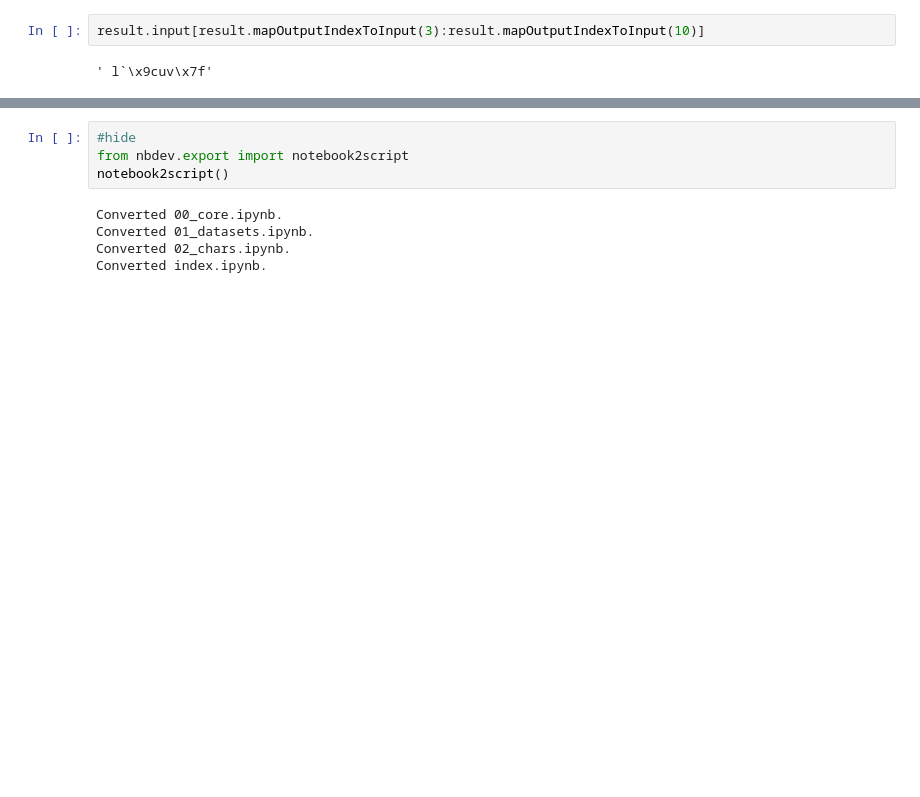
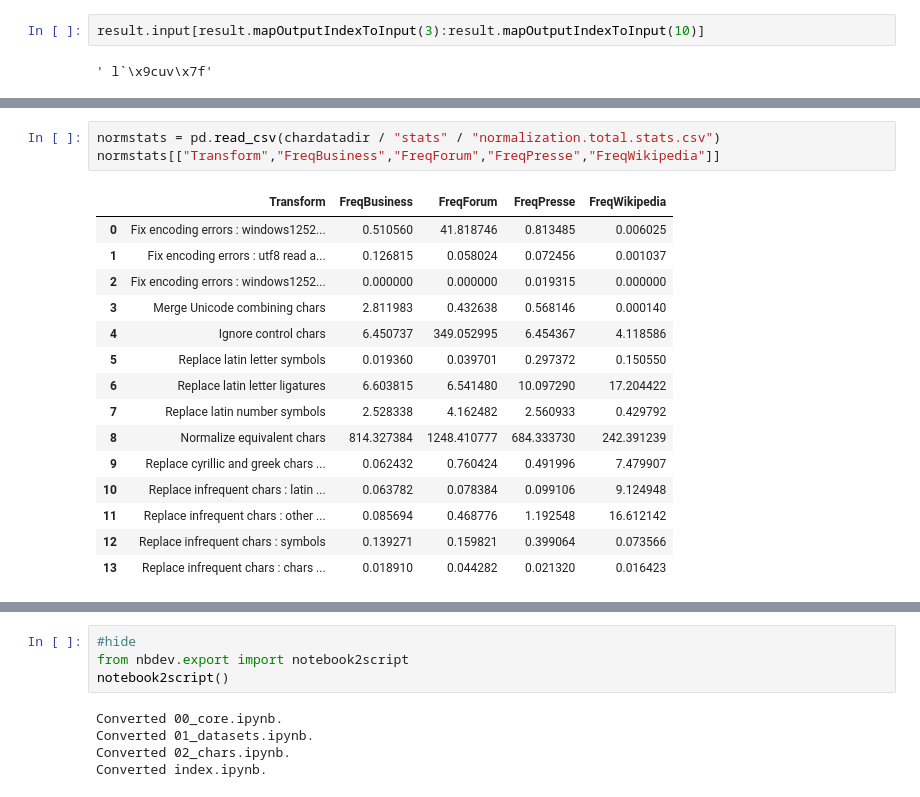
Before and after one commit to laurentprudhon/frenchtext, a Jupyter notebook: 02_chars.ipynb, the cells around one changed output, grey strips where cells are left out. Drawn from its saved outputs; the diff is of its cells as text; blank space fills up the shorter version.

```diff
--- a/02_chars.ipynb
+++ b/02_chars.ipynb
@@ -1185,0 +1241,19 @@ result.input[result.mapOutputIndexToInput(3):result.mapOutputIndexToInput(10)]
+# %%
+normstats = pd.read_csv(chardatadir / "stats" / "normalization.total.stats.csv")
+normstats[["Transform","FreqBusiness","FreqForum","FreqPresse","FreqWikipedia"]]
+# %% [output]
+|  | Transform | FreqBusiness | FreqForum | FreqPresse | FreqWikipedia |
+| 0 | Fix encoding errors : windows1252... | 0.510560 | 41.818746 | 0.813485 | 0.006025 |
+| 1 | Fix encoding errors : utf8 read a... | 0.126815 | 0.058024 | 0.072456 | 0.001037 |
+| 2 | Fix encoding errors : windows1252... | 0.000000 | 0.000000 | 0.019315 | 0.000000 |
+| 3 | Merge Unicode combining chars | 2.811983 | 0.432638 | 0.568146 | 0.000140 |
+| 4 | Ignore control chars | 6.450737 | 349.052995 | 6.454367 | 4.118586 |
+| 5 | Replace latin letter symbols | 0.019360 | 0.039701 | 0.297372 | 0.150550 |
+| 6 | Replace latin letter ligatures | 6.603815 | 6.541480 | 10.097290 | 17.204422 |
+| 7 | Replace latin number symbols | 2.528338 | 4.162482 | 2.560933 | 0.429792 |
+| 8 | Normalize equivalent chars | 814.327384 | 1248.410777 | 684.333730 | 242.391239 |
+| 9 | Replace cyrillic and greek chars ... | 0.062432 | 0.760424 | 0.491996 | 7.479907 |
+| 10 | Replace infrequent chars : latin ... | 0.063782 | 0.078384 | 0.099106 | 9.124948 |
+| 11 | Replace infrequent chars : other ... | 0.085694 | 0.468776 | 1.192548 | 16.612142 |
+| 12 | Replace infrequent chars : symbols | 0.139271 | 0.159821 | 0.399064 | 0.073566 |
+| 13 | Replace infrequent chars : chars ... | 0.018910 | 0.044282 | 0.021320 | 0.016423 |
```
Also changed, not shown: parts of 19 cells of this notebook, 13 other files.
